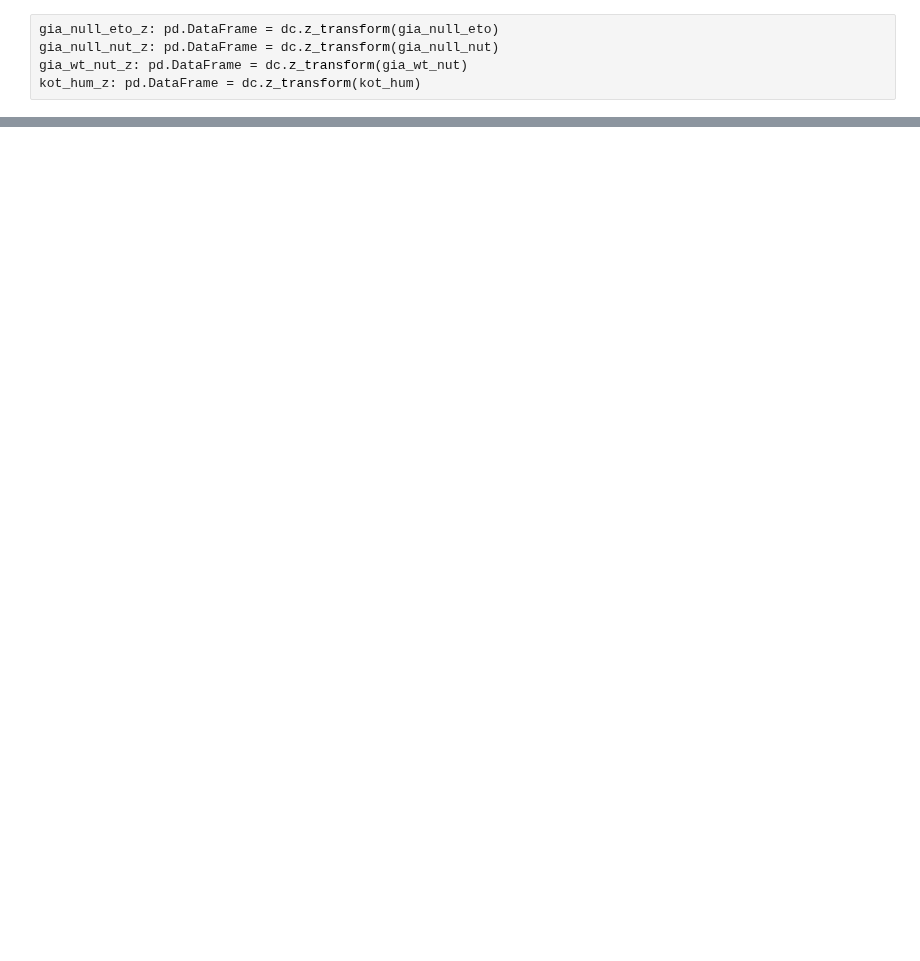
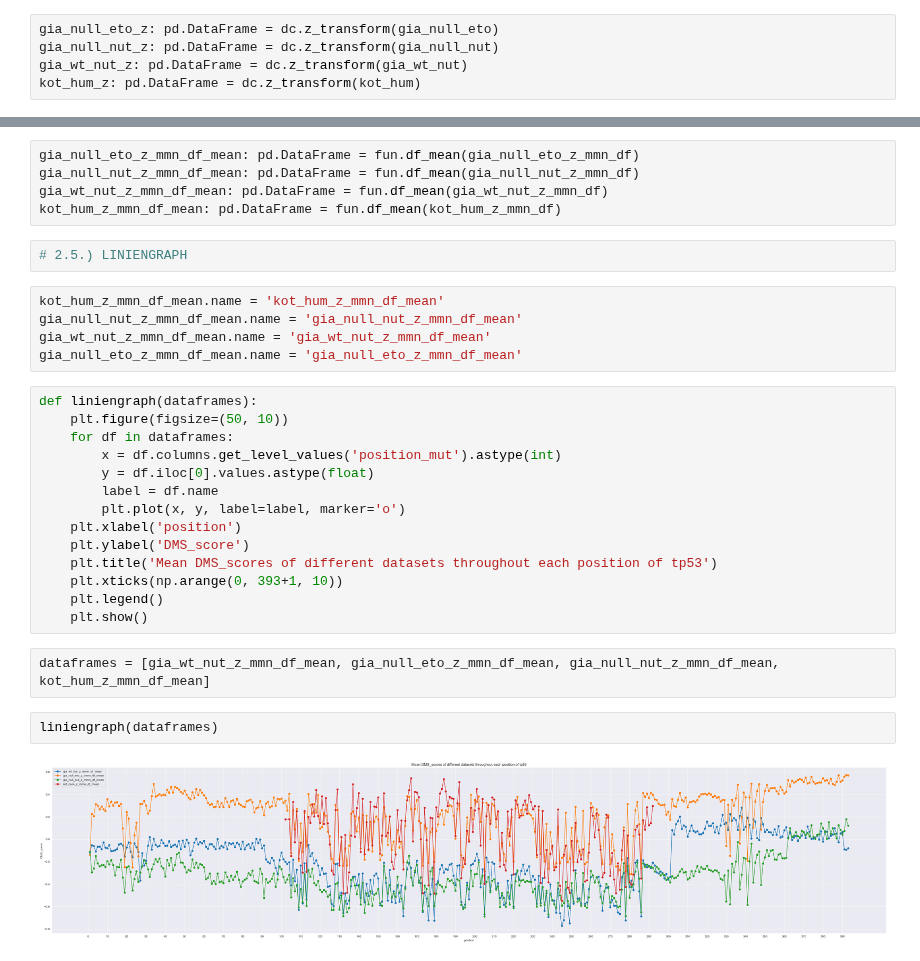
Before and after one commit to datascience-mobi-2023/topic02_team02, a Jupyter notebook: Visualization/VisualizationFinalTests.ipynb, the cells around one changed output, grey strips where cells are left out. Saved outputs shown, nothing was run; the diff lists cells and outputs as text; blank space fills up the shorter version.

Commit message:
visualization

```diff
--- a/Visualization/VisualizationFinalTests.ipynb
+++ b/Visualization/VisualizationFinalTests.ipynb
@@ -51,0 +79,32 @@ kot_hum_z: pd.DataFrame = dc.z_transform(kot_hum)
+# %%
+gia_null_eto_z_mmn_df_mean: pd.DataFrame = fun.df_mean(gia_null_eto_z_mmn_df)
+gia_null_nut_z_mmn_df_mean: pd.DataFrame = fun.df_mean(gia_null_nut_z_mmn_df)
+gia_wt_nut_z_mmn_df_mean: pd.DataFrame = fun.df_mean(gia_wt_nut_z_mmn_df)
+kot_hum_z_mmn_df_mean: pd.DataFrame = fun.df_mean(kot_hum_z_mmn_df)
+# %%
+# 2.5.) LINIENGRAPH
+# %%
+kot_hum_z_mmn_df_mean.name = 'kot_hum_z_mmn_df_mean'
+gia_null_nut_z_mmn_df_mean.name = 'gia_null_nut_z_mmn_df_mean'
+gia_wt_nut_z_mmn_df_mean.name = 'gia_wt_nut_z_mmn_df_mean'
+gia_null_eto_z_mmn_df_mean.name = 'gia_null_eto_z_mmn_df_mean'
+# %%
+def liniengraph(dataframes):
+    plt.figure(figsize=(50, 10))
+    for df in dataframes:
+        x = df.columns.get_level_values('position_mut').astype(int)
+        y = df.iloc[0].values.astype(float)
+        label = df.name
+        plt.plot(x, y, label=label, marker='o')
+    plt.xlabel('position')
+    plt.ylabel('DMS_score')
+    plt.title('Mean DMS_scores of different datasets throughout each position of tp53')
+    plt.xticks(np.arange(0, 393+1, 10))
+    plt.legend()
+    plt.show()
+# %%
+dataframes = [gia_wt_nut_z_mmn_df_mean, gia_null_eto_z_mmn_df_mean, gia_null_nut_z_mmn_df_mean, kot_hum_z_mmn_df_mean]
+# %%
+liniengraph(dataframes)
+# %% [output]
+[figure, added]
```
Also changed, not shown: parts of 27 cells of this notebook, 1 other file.
